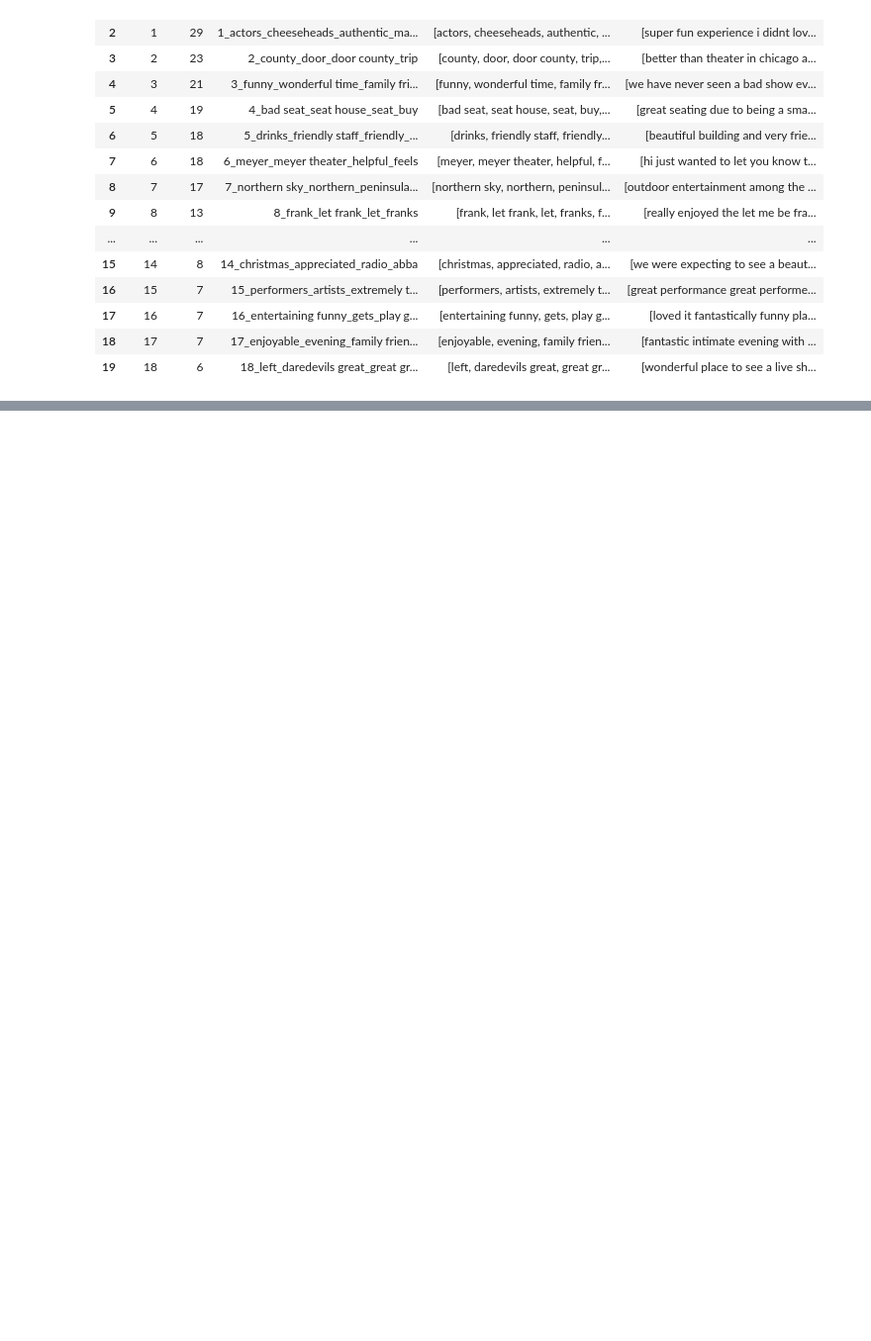
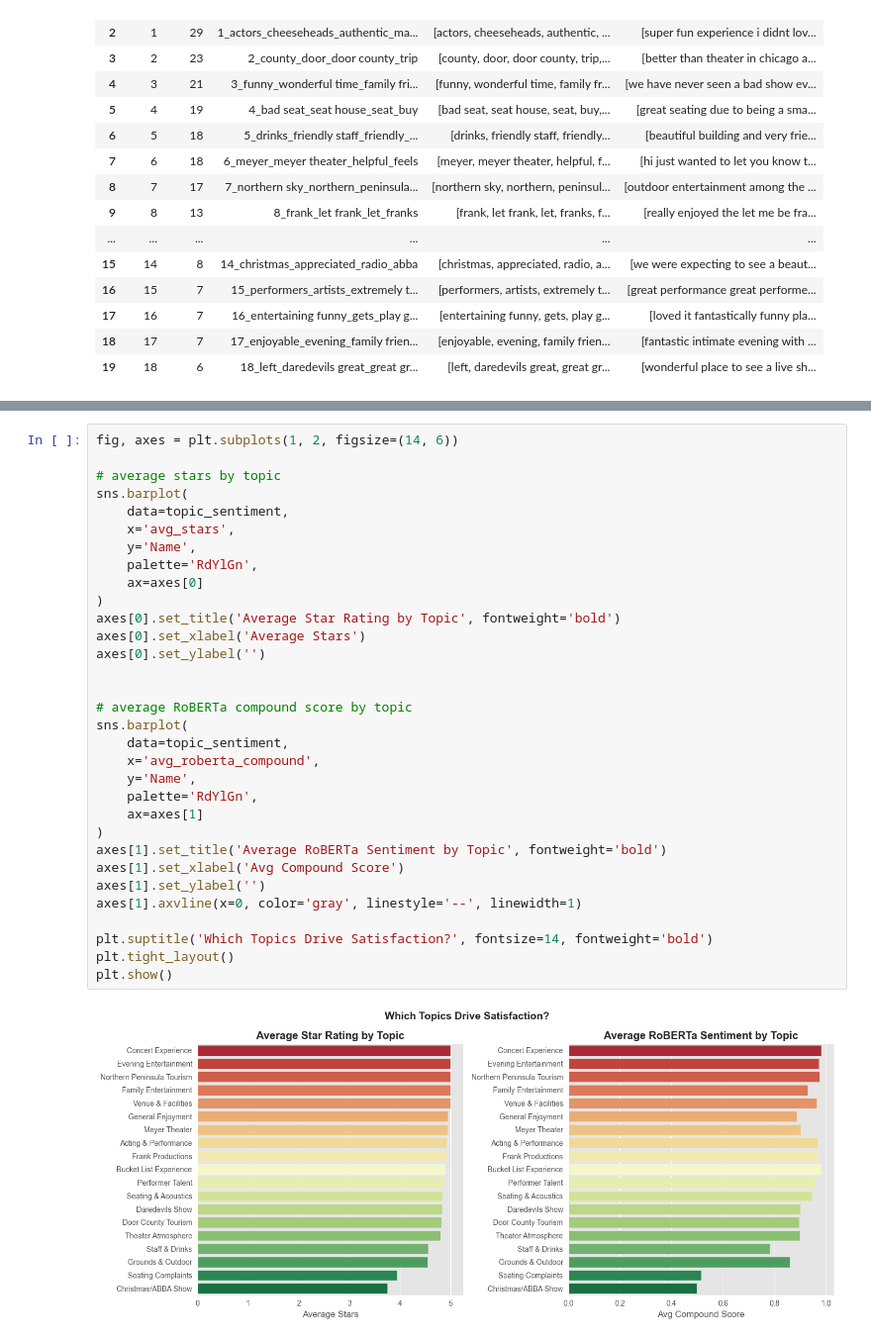
Before and after one commit to ezralinnan/RuralTheatreReviewsNLP, a Jupyter notebook: review_nlp.ipynb, the cells around one changed output, grey strips where cells are left out. Shown at 99% size. Cells and saved outputs as stored; diff of their text form; blank space fills up the shorter version.

```diff
--- a/review_nlp.ipynb
+++ b/review_nlp.ipynb
@@ -654,0 +701,34 @@ topic_sentiment
+# %%
+fig, axes = plt.subplots(1, 2, figsize=(14, 6))
+
+# average stars by topic
+sns.barplot(
+    data=topic_sentiment,
+    x='avg_stars',
+    y='Name',
+    palette='RdYlGn',
+    ax=axes[0]
+)
+axes[0].set_title('Average Star Rating by Topic', fontweight='bold')
+axes[0].set_xlabel('Average Stars')
+axes[0].set_ylabel('')
+
+
+# average RoBERTa compound score by topic
+sns.barplot(
+    data=topic_sentiment,
+    x='avg_roberta_compound',
+    y='Name',
+    palette='RdYlGn',
+    ax=axes[1]
+)
+axes[1].set_title('Average RoBERTa Sentiment by Topic', fontweight='bold')
+axes[1].set_xlabel('Avg Compound Score')
+axes[1].set_ylabel('')
+axes[1].axvline(x=0, color='gray', linestyle='--', linewidth=1)
+
+plt.suptitle('Which Topics Drive Satisfaction?', fontsize=14, fontweight='bold')
+plt.tight_layout()
+plt.show()
+# %% [output]
+[figure, added]
```
Also changed, not shown: parts of 8 cells of this notebook.
